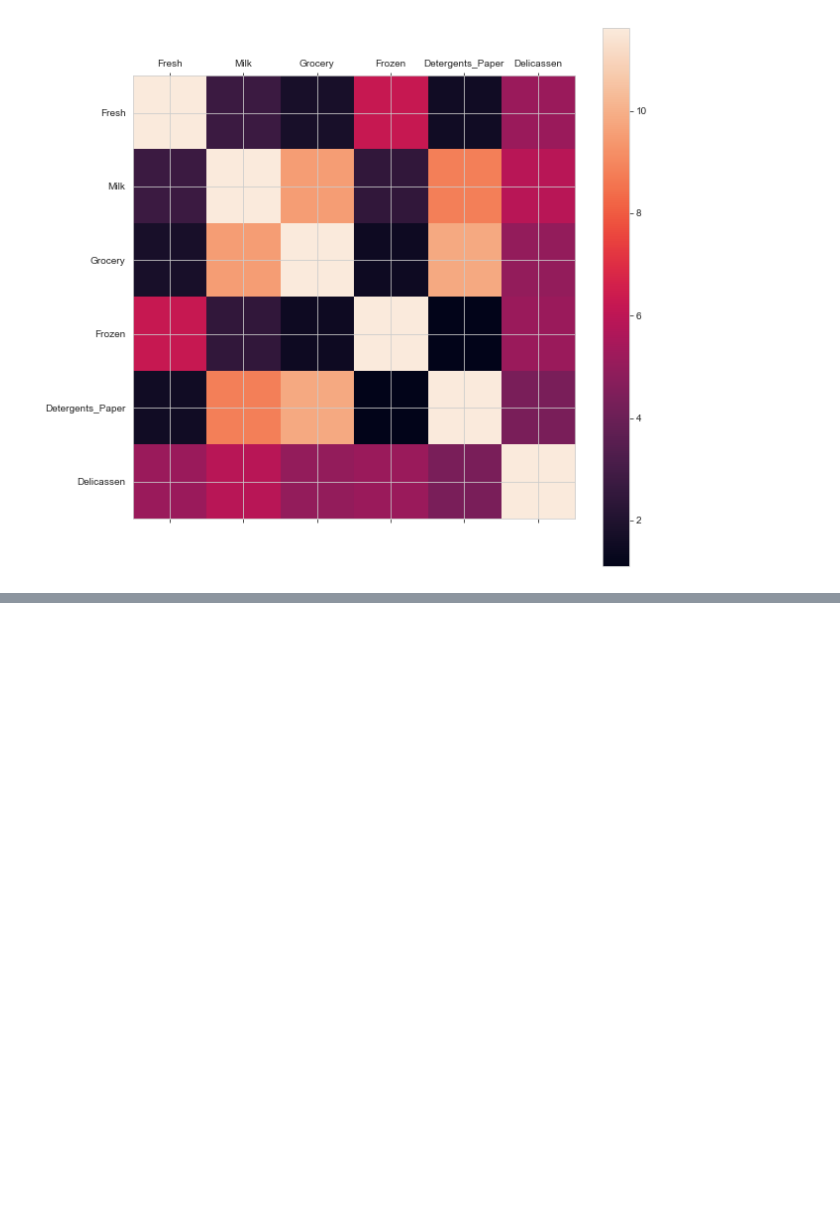
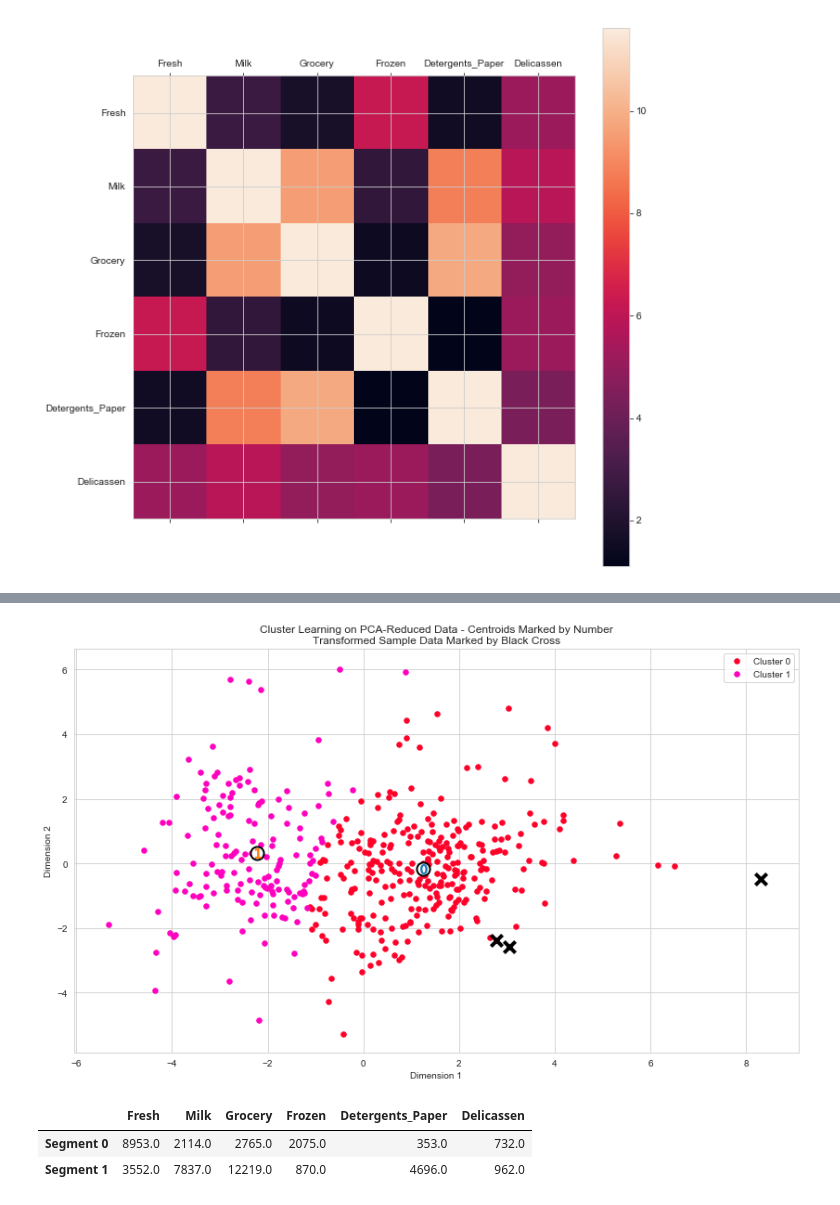
Before and after one commit to dhandhavivek12/Customer-Segmentation, a Jupyter notebook: 512_Customer_seg.ipynb, the cells around one changed output, grey strips where cells are left out. Drawn from its saved outputs; the diff is of its cells as text; code cells hidden in the pictures; blank space fills up the shorter version.

```diff
--- a/512_Customer_seg.ipynb
+++ b/512_Customer_seg.ipynb
@@ -340,0 +375,14 @@ SyntaxError: invalid syntax (<ipython-input-30-8a9d20d450d9>, line 33)
+# %%
+# TODO: Apply PCA by fitting the good data with only two dimensions
+# Instantiate
+pca = PCA(n_components=2)
+pca.fit(good_data)
+
+# TODO: Transform the good data using the PCA fit above
+reduced_data = pca.transform(good_data)
+
+# TODO: Transform the sample log-data using the PCA fit above
+pca_samples = pca.transform(log_sample_data)
+
+# Create a DataFrame for the reduced data
+reduced_data = pd.DataFrame(reduced_data, columns = ['Dimension 1', 'Dimension 2'])
@@ -340,0 +480,28 @@ SyntaxError: invalid syntax (<ipython-input-30-8a9d20d450d9>, line 33)
+# %%
+
+# Extra code because we ran a loop on top and this resets to what we want
+clusterer = GMM(n_components=2).fit(reduced_data)
+preds = clusterer.predict(reduced_data)
+centers = clusterer.means_
+sample_preds = clusterer.predict(pca_samples)
+# %%
+# Display the results of the clustering from implementation
+rs.cluster_results(reduced_data, preds, centers, pca_samples)
+# %% [output]
+[figure, added]
+# %%
+# TODO: Inverse transform the centers
+log_centers = pca.inverse_transform(centers)
+
+# TODO: Exponentiate the centers
+true_centers = np.exp(log_centers)
+
+# Display the true centers
+segments = ['Segment {}'.format(i) for i in range(0,len(centers))]
+true_centers = pd.DataFrame(np.round(true_centers), columns = data.columns)
+true_centers.index = segments
+display(true_centers)
+# %% [output]
+|  | Fresh | Milk | Grocery | Frozen | Detergents_Paper | Delicassen |
+| Segment 0 | 8953.0 | 2114.0 | 2765.0 | 2075.0 | 353.0 | 732.0 |
+| Segment 1 | 3552.0 | 7837.0 | 12219.0 | 870.0 | 4696.0 | 962.0 |
```
Also changed, not shown: parts of 19 cells of this notebook, 1 other file.
